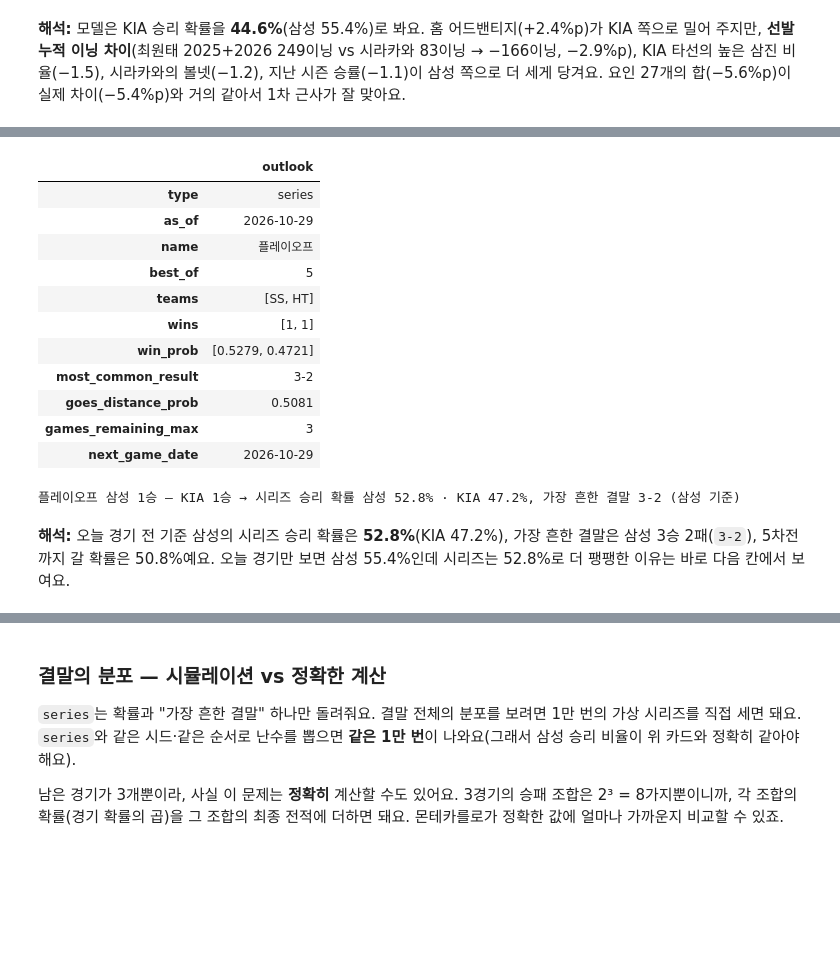
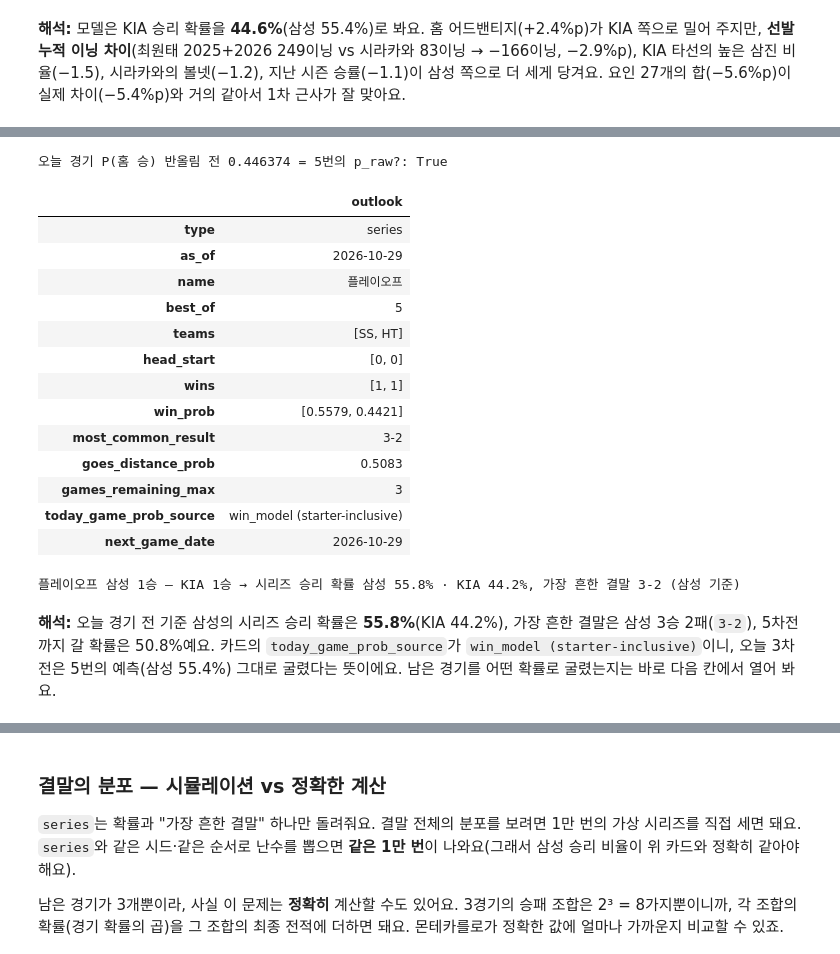
Before and after one commit to kimminseo2323-prog/2610_KBO_predict, a Jupyter notebook: notebooks/05_오늘_경기_예측.ipynb, the cells around one changed output, grey strips where cells are left out. Saved outputs shown, nothing was run; the diff lists cells and outputs as text; code cells hidden in the pictures; blank space fills up the shorter version.

```diff
--- a/notebooks/05_오늘_경기_예측.ipynb
+++ b/notebooks/05_오늘_경기_예측.ipynb
@@ -115,7 +115,7 @@ TEAM_KO = {v["code"]: v["ko"] for v in reversed(list(teams.TEAMS.values()))}   #
 LIVE_PKL = ROOT / "models" / "win_model.pkl"               # run_pipeline.main이 쓰는 라이브 모델
 TEAM_PKL = ROOT / run_pipeline.TEAM_PKL                    # 전망용 팀 모델 (models/team-2026.pkl)
 CLUSTERS_PKL = ROOT / run_pipeline.CLUSTERS_PKL            # 선발 유형 표시용 군집 (models/clusters.pkl)
-REPORT_PKL = ROOT / build_rewind.REPORT_PKL                # 되감기용 평가 모델 (models/report-2026.pkl)
+REPORT_PKL = build_rewind.REPORT_PKL                       # 되감기용 평가 모델 (models/report-2026.pkl, 저장소 루트 기준 경로)
 PUBLIC = ROOT / "data" / "public"                          # 사이트가 읽는 발행 파일 폴더
 
 live, team_model, report_model = tw.load_bundle(LIVE_PKL), tw.load_bundle(TEAM_PKL), tw.load_bundle(REPORT_PKL)
@@ -329,28 +333,34 @@ KIA(홈) 승리 확률 44.6% · 삼성(원정) 55.4%  — 모델 v0.2, 선발
 **출력 보는 법:** 파이프라인과 똑같이 기본 설정(1만 번, 시드 42)으로 낸 전망 카드예요. `wins`·`win_prob`·`most_common_result`는 모두 `teams`의 순서(삼성, KIA) 기준이에요.
 # %%
 PS = simulate.load_postseason(SEASON)                      # config/postseason.yaml의 2026 대진표
-outlook = simulate.outlook_for(SEASON, TARGET, games, state=state, team_bundle=team_model, ps_config=PS)   # 기본 1만 번
+TODAY_PROBS = {GID: predict.raw_prob(live, game, state, sp)}   # 오늘 경기의 반올림 전 P(홈 승) — run_pipeline이 넘기는 값
+print(f"오늘 경기 P(홈 승) 반올림 전 {TODAY_PROBS[GID]:.6f} = 5번의 p_raw?: {TODAY_PROBS[GID] == p_raw}")
+outlook = simulate.outlook_for(SEASON, TARGET, games, state=state, team_bundle=team_model, ps_config=PS,
+                               today_probs=TODAY_PROBS)    # 기본 1만 번, 시드 42
 display(pd.Series(outlook, name="outlook").to_frame())
 t0_, t1_ = outlook["teams"]
 print(f"{outlook['name']} {TEAM_KO[t0_]} {outlook['wins'][0]}승 – {TEAM_KO[t1_]} {outlook['wins'][1]}승 → "
       f"시리즈 승리 확률 {TEAM_KO[t0_]} {outlook['win_prob'][0]:.1%} · {TEAM_KO[t1_]} {outlook['win_prob'][1]:.1%}, "
       f"가장 흔한 결말 {outlook['most_common_result']} ({TEAM_KO[t0_]} 기준)")
 # %% [output]
+오늘 경기 P(홈 승) 반올림 전 0.446374 = 5번의 p_raw?: True
 |  | outlook |
 | type | series |
 | as_of | 2026-10-29 |
 | name | 플레이오프 |
 | best_of | 5 |
 | teams | [SS, HT] |
+| head_start | [0, 0] |
 | wins | [1, 1] |
-| win_prob | [0.5279, 0.4721] |
+| win_prob | [0.5579, 0.4421] |
 | most_common_result | 3-2 |
-| goes_distance_prob | 0.5081 |
+| goes_distance_prob | 0.5083 |
 | games_remaining_max | 3 |
+| today_game_prob_source | win_model (starter-inclusive) |
 | next_game_date | 2026-10-29 |
-플레이오프 삼성 1승 – KIA 1승 → 시리즈 승리 확률 삼성 52.8% · KIA 47.2%, 가장 흔한 결말 3-2 (삼성 기준)
+플레이오프 삼성 1승 – KIA 1승 → 시리즈 승리 확률 삼성 55.8% · KIA 44.2%, 가장 흔한 결말 3-2 (삼성 기준)
 # %% [markdown]
-**해석:** 오늘 경기 전 기준 삼성의 시리즈 승리 확률은 **52.8%**(KIA 47.2%), 가장 흔한 결말은 삼성 3승 2패(`3-2`), 5차전까지 갈 확률은 50.8%예요. 오늘 경기만 보면 삼성 55.4%인데 시리즈는 52.8%로 더 팽팽한 이유는 바로 다음 칸에서 보여요.
+**해석:** 오늘 경기 전 기준 삼성의 시리즈 승리 확률은 **55.8%**(KIA 44.2%), 가장 흔한 결말은 삼성 3승 2패(`3-2`), 5차전까지 갈 확률은 50.8%예요. 카드의 `today_game_prob_source`가 `win_model (starter-inclusive)`이니, 오늘 3차전은 5번의 예측(삼성 55.4%) 그대로 굴렸다는 뜻이에요. 남은 경기를 어떤 확률로 굴렸는지는 바로 다음 칸에서 열어 봐요.
 # %% [markdown]
 ### 카드 안을 열어 보기: 남은 경기의 확률 → `simulate.series`
 `outlook_for`가 안에서 하는 일을 한 단계씩 따라가요.
```
Also changed, not shown: parts of 15 cells of this notebook, 2 other files.
